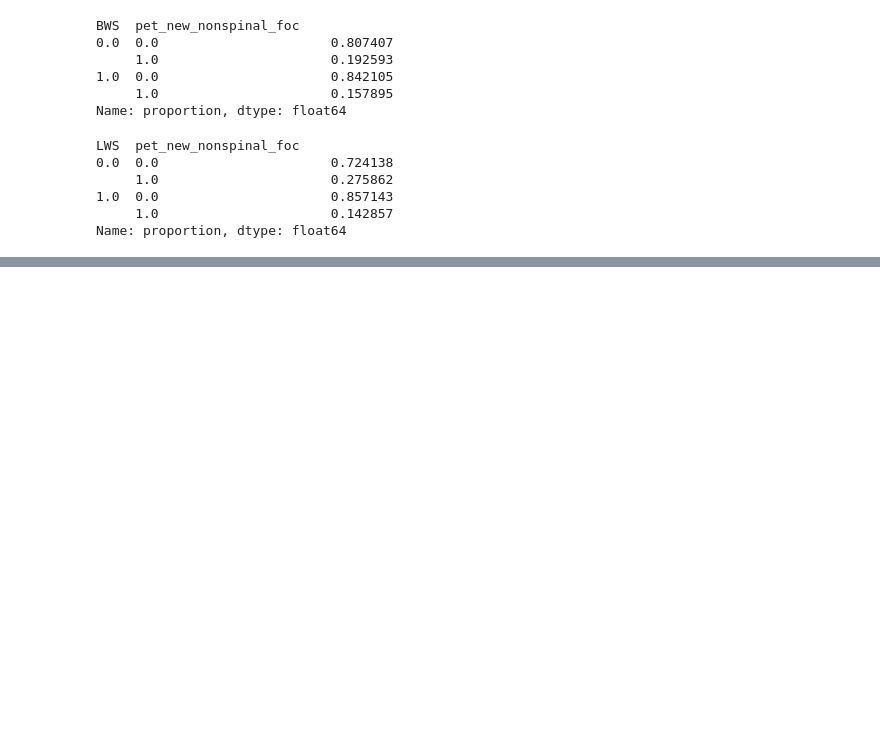
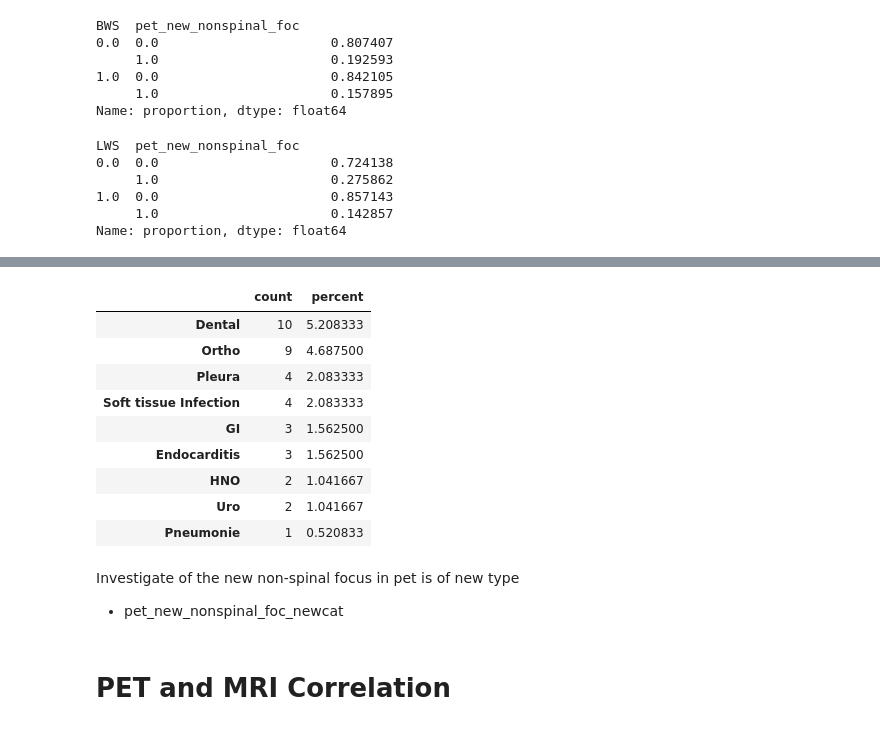
Before and after one commit to ursueugen/pet-discitis, a Jupyter notebook: 01_Explore.ipynb, the cells around one changed output, grey strips where cells are left out. Drawn from its saved outputs; the diff is of its cells as text; code cells hidden in the pictures; blank space fills up the shorter version.

```diff
--- a/01_Explore.ipynb
+++ b/01_Explore.ipynb
@@ -525,0 +585,27 @@ Name: proportion, dtype: float64
+# %%
+# Do stats over all regions
+res_all = {}
+for focus in focus_category:
+    focus_col = f'focus_{focus}'
+    count = df[focus_col].sum()
+    percent = count / len(df) * 100 if len(df) > 0 else 0
+    res_all[focus] = {'count': count, 'percent': percent}
+
+df_focus_all = pd.DataFrame.from_dict(res_all, orient='index').sort_values("percent", ascending=False)
+df_focus_all
+# %% [output]
+|  | count | percent |
+| Dental | 10 | 5.208333 |
+| Ortho | 9 | 4.687500 |
+| Pleura | 4 | 2.083333 |
+| Soft tissue Infection | 4 | 2.083333 |
+| GI | 3 | 1.562500 |
+| Endocarditis | 3 | 1.562500 |
+| HNO | 2 | 1.041667 |
+| Uro | 2 | 1.041667 |
+| Pneumonie | 1 | 0.520833 |
+# %% [markdown]
+Investigate of the new non-spinal focus in pet is of new type
+- pet_new_nonspinal_foc_newcat
+# %% [markdown]
+# PET and MRI Correlation
```
Also changed, not shown: parts of 8 cells of this notebook, 3 other files.
